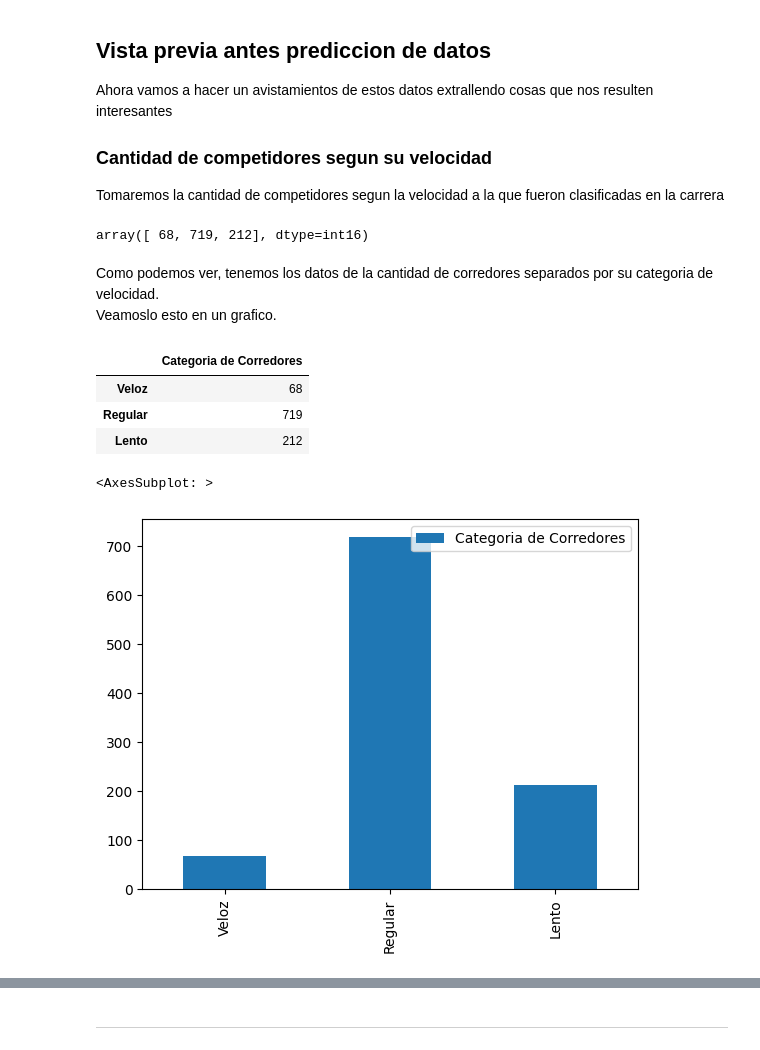
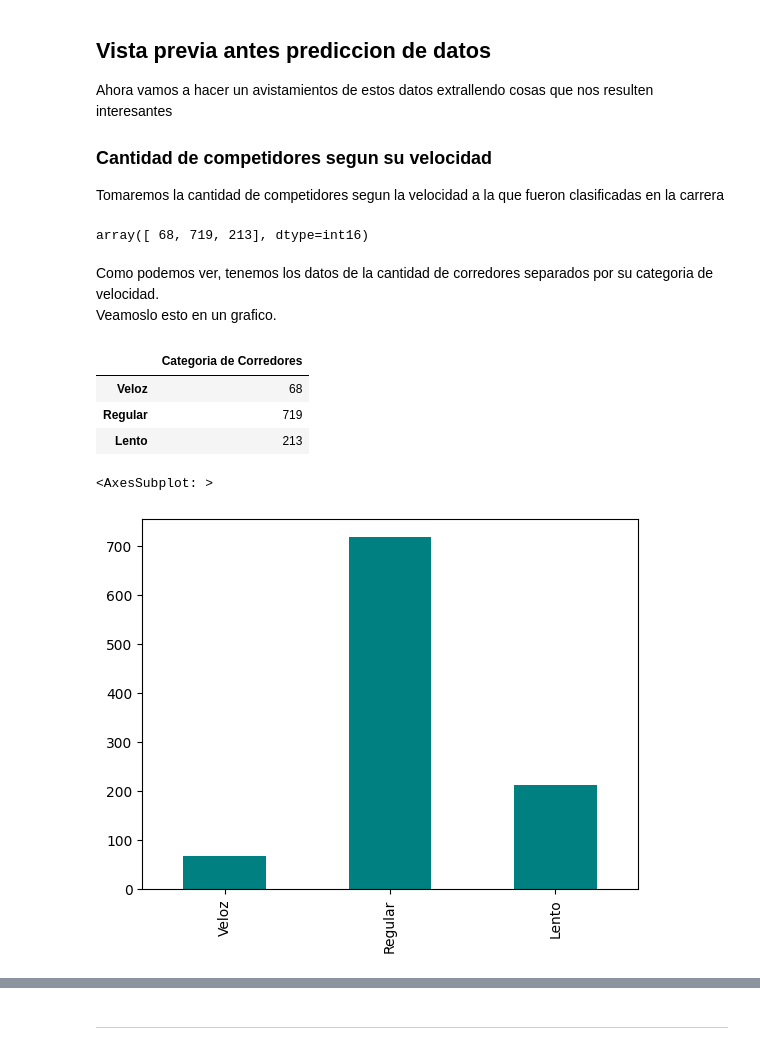
Before and after one commit to LUGANT/TP_Matematica_III, a Jupyter notebook: dataAnalisis.ipynb, the cells around one changed output, grey strips where cells are left out. Drawn from its saved outputs; the diff is of its cells as text; code cells hidden in the pictures.

```diff
--- a/dataAnalisis.ipynb
+++ b/dataAnalisis.ipynb
@@ -151,6 +176,6 @@ dtype: bool
 Como existen algunos datos nulos vamos a proceder a sacarlos de la lista
 # %%
 
-dfCorredores = dfCorredores.dropna(axis=0,how='any')
-dfCorredores
+dfScrappedCorredores = dfScrappedCorredores.dropna(axis=0,how='any')
+dfScrappedCorredores
 # %% [output]
@@ -216,7 +240,7 @@ lo definimos de tipo int16 porque el tamaño de los datos no son muy grandes, po
 cantCorredoresVelocidad = np.array([corredoresVeloces,corredoresRegulares,corredoresLentos], dtype='int16')
 cantCorredoresVelocidad
 # %% [output]
-array([ 68, 719, 212], dtype=int16)
+array([ 68, 719, 213], dtype=int16)
 # %% [markdown]
 Como podemos ver, tenemos los datos de la cantidad de corredores separados por su categoria de velocidad.
 Veamoslo esto en un grafico.
@@ -227,9 +251,9 @@ dfcantCorredoresVelocidad
 |  | Categoria de Corredores |
 | Veloz | 68 |
 | Regular | 719 |
-| Lento | 212 |
+| Lento | 213 |
 # %%
-dfcantCorredoresVelocidad.plot.bar()
+dfcantCorredoresVelocidad.plot.bar(color='teal',legend=False)
 # %% [output]
 <AxesSubplot: >
-[figure, old version]
+[figure, new version]
```
Also changed, not shown: parts of 37 cells of this notebook.
